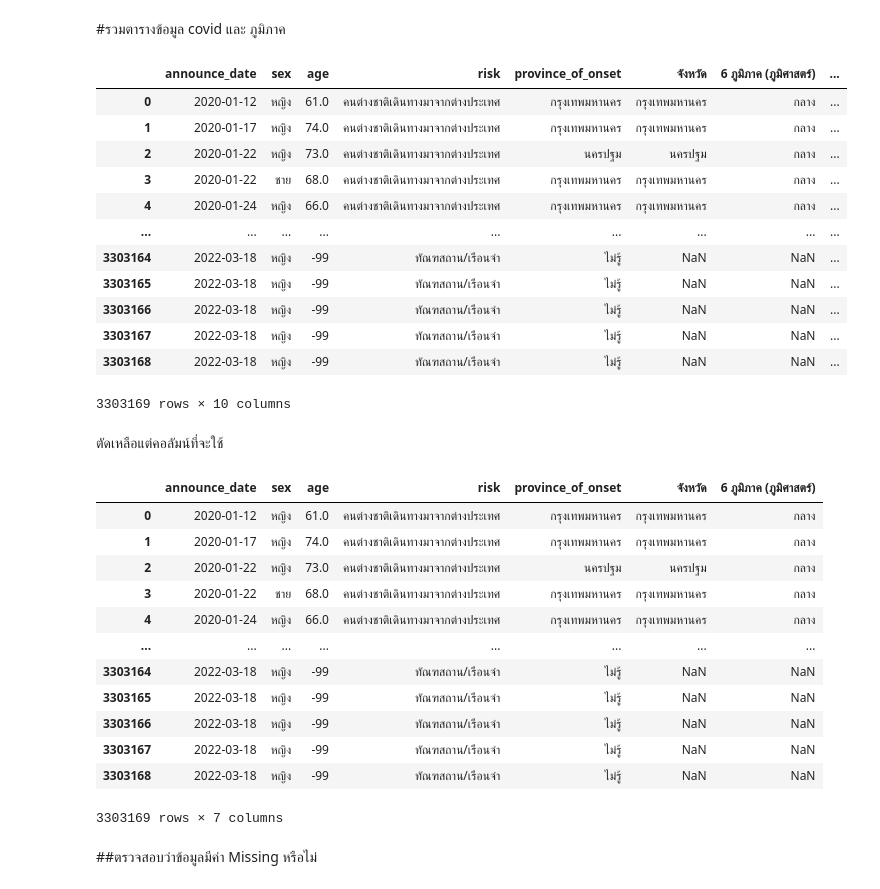
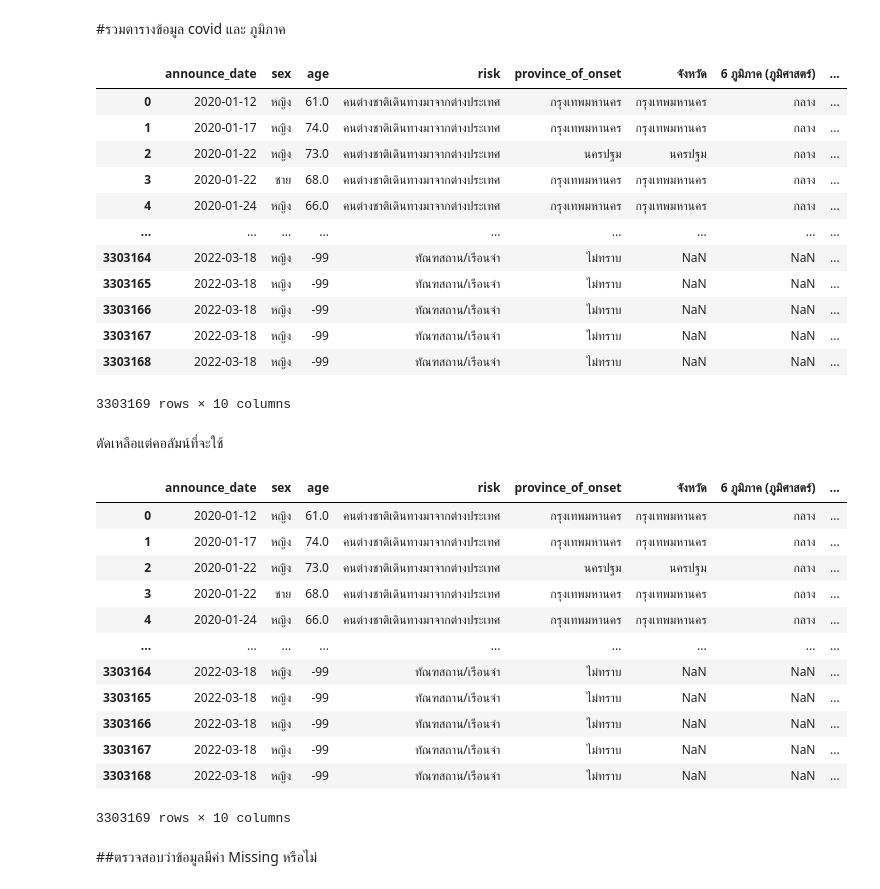
Before and after one commit to Gcpppinpak/data_viz_2022, a Jupyter notebook: Dashboard_project.ipynb, the cells around one changed output. Cells and saved outputs as stored; diff of their text form; code cells hidden in the pictures.

```diff
--- a/Dashboard_project.ipynb
+++ b/Dashboard_project.ipynb
@@ -235,7 +233,7 @@ dtype: bool
 
 โดยคำสั่ง fillna() ของตาราง data_covid
 # %%
-all_datacovid_updated = all_datacovid.fillna(value={'sex':'ไม่รู้', 'age':-99, 'risk':'ไม่รู้', 'province_of_onset':'ไม่รู้'}) #แทน missing ด้วยค่าที่เหมาะสม ในตาราง all_datacovid
+all_datacovid_updated = all_datacovid.fillna(value={'sex':'ไม่ทราบ', 'age':-99, 'risk':'ไม่ทราบ', 'province_of_onset':'ไม่ทราบ'}) #แทน missing ด้วยค่าที่เหมาะสม ในตาราง all_datacovid
 all_datacovid_updated #all_datacovid_updated
 # %% [output]
 |  | announce_date | sex | age | risk | province_of_onset |
@@ -332,31 +330,31 @@ combine_data  #แสดงตาราง
 | 3 | 2020-01-22 | ชาย | 68.0 | คนต่างชาติเดินทางมาจากต่างประเทศ | กรุงเทพมหานคร | กรุงเทพมหานคร | กลาง | ... |
 | 4 | 2020-01-24 | หญิง | 66.0 | คนต่างชาติเดินทางมาจากต่างประเทศ | กรุงเทพมหานคร | กรุงเทพมหานคร | กลาง | ... |
 | ... | ... | ... | ... | ... | ... | ... | ... | ... |
-| 3303164 | 2022-03-18 | หญิง | -99 | ทัณฑสถาน/เรือนจำ | ไม่รู้ | NaN | NaN | ... |
-| 3303165 | 2022-03-18 | หญิง | -99 | ทัณฑสถาน/เรือนจำ | ไม่รู้ | NaN | NaN | ... |
-| 3303166 | 2022-03-18 | หญิง | -99 | ทัณฑสถาน/เรือนจำ | ไม่รู้ | NaN | NaN | ... |
-| 3303167 | 2022-03-18 | หญิง | -99 | ทัณฑสถาน/เรือนจำ | ไม่รู้ | NaN | NaN | ... |
-| 3303168 | 2022-03-18 | หญิง | -99 | ทัณฑสถาน/เรือนจำ | ไม่รู้ | NaN | NaN | ... |
+| 3303164 | 2022-03-18 | หญิง | -99 | ทัณฑสถาน/เรือนจำ | ไม่ทราบ | NaN | NaN | ... |
+| 3303165 | 2022-03-18 | หญิง | -99 | ทัณฑสถาน/เรือนจำ | ไม่ทราบ | NaN | NaN | ... |
+| 3303166 | 2022-03-18 | หญิง | -99 | ทัณฑสถาน/เรือนจำ | ไม่ทราบ | NaN | NaN | ... |
+| 3303167 | 2022-03-18 | หญิง | -99 | ทัณฑสถาน/เรือนจำ | ไม่ทราบ | NaN | NaN | ... |
+| 3303168 | 2022-03-18 | หญิง | -99 | ทัณฑสถาน/เรือนจำ | ไม่ทราบ | NaN | NaN | ... |
 3303169 rows × 10 columns
 # %% [markdown]
 ตัดเหลือแต่คอลัมน์ที่จะใช้
 # %%
-project1 = combine_data[['announce_date','sex','age','risk','province_of_onset','จังหวัด','6 ภูมิภาค (ภูมิศาสตร์)']]
+project1 = combine_data[['announce_date','sex','age','risk','province_of_onset','จังหวัด','6 ภูมิภาค (ภูมิศาสตร์)','4 ภูมิภาค (การเมือง)','6 ภูมิภาค (อุตุนิยมวิทยา)','5 ภูมิภาค (การท่องเที่ยว)']]
 project1
 # %% [output]
-|  | announce_date | sex | age | risk | province_of_onset | จังหวัด | 6 ภูมิภาค (ภูมิศาสตร์) |
-| 0 | 2020-01-12 | หญิง | 61.0 | คนต่างชาติเดินทางมาจากต่างประเทศ | กรุงเทพมหานคร | กรุงเทพมหานคร | กลาง |
-| 1 | 2020-01-17 | หญิง | 74.0 | คนต่างชาติเดินทางมาจากต่างประเทศ | กรุงเทพมหานคร | กรุงเทพมหานคร | กลาง |
-| 2 | 2020-01-22 | หญิง | 73.0 | คนต่างชาติเดินทางมาจากต่างประเทศ | นครปฐม | นครปฐม | กลาง |
-| 3 | 2020-01-22 | ชาย | 68.0 | คนต่างชาติเดินทางมาจากต่างประเทศ | กรุงเทพมหานคร | กรุงเทพมหานคร | กลาง |
-| 4 | 2020-01-24 | หญิง | 66.0 | คนต่างชาติเดินทางมาจากต่างประเทศ | กรุงเทพมหานคร | กรุงเทพมหานคร | กลาง |
-| ... | ... | ... | ... | ... | ... | ... | ... |
-| 3303164 | 2022-03-18 | หญิง | -99 | ทัณฑสถาน/เรือนจำ | ไม่รู้ | NaN | NaN |
-| 3303165 | 2022-03-18 | หญิง | -99 | ทัณฑสถาน/เรือนจำ | ไม่รู้ | NaN | NaN |
-| 3303166 | 2022-03-18 | หญิง | -99 | ทัณฑสถาน/เรือนจำ | ไม่รู้ | NaN | NaN |
-| 3303167 | 2022-03-18 | หญิง | -99 | ทัณฑสถาน/เรือนจำ | ไม่รู้ | NaN | NaN |
-| 3303168 | 2022-03-18 | หญิง | -99 | ทัณฑสถาน/เรือนจำ | ไม่รู้ | NaN | NaN |
+|  | announce_date | sex | age | risk | province_of_onset | จังหวัด | 6 ภูมิภาค (ภูมิศาสตร์) | ... |
+| 0 | 2020-01-12 | หญิง | 61.0 | คนต่างชาติเดินทางมาจากต่างประเทศ | กรุงเทพมหานคร | กรุงเทพมหานคร | กลาง | ... |
+| 1 | 2020-01-17 | หญิง | 74.0 | คนต่างชาติเดินทางมาจากต่างประเทศ | กรุงเทพมหานคร | กรุงเทพมหานคร | กลาง | ... |
+| 2 | 2020-01-22 | หญิง | 73.0 | คนต่างชาติเดินทางมาจากต่างประเทศ | นครปฐม | นครปฐม | กลาง | ... |
+| 3 | 2020-01-22 | ชาย | 68.0 | คนต่างชาติเดินทางมาจากต่างประเทศ | กรุงเทพมหานคร | กรุงเทพมหานคร | กลาง | ... |
+| 4 | 2020-01-24 | หญิง | 66.0 | คนต่างชาติเดินทางมาจากต่างประเทศ | กรุงเทพมหานคร | กรุงเทพมหานคร | กลาง | ... |
+| ... | ... | ... | ... | ... | ... | ... | ... | ... |
+| 3303164 | 2022-03-18 | หญิง | -99 | ทัณฑสถาน/เรือนจำ | ไม่ทราบ | NaN | NaN | ... |
+| 3303165 | 2022-03-18 | หญิง | -99 | ทัณฑสถาน/เรือนจำ | ไม่ทราบ | NaN | NaN | ... |
+| 3303166 | 2022-03-18 | หญิง | -99 | ทัณฑสถาน/เรือนจำ | ไม่ทราบ | NaN | NaN | ... |
+| 3303167 | 2022-03-18 | หญิง | -99 | ทัณฑสถาน/เรือนจำ | ไม่ทราบ | NaN | NaN | ... |
+| 3303168 | 2022-03-18 | หญิง | -99 | ทัณฑสถาน/เรือนจำ | ไม่ทราบ | NaN | NaN | ... |
-3303169 rows × 7 columns
+3303169 rows × 10 columns
 # %% [markdown]
 ##ตรวจสอบว่าข้อมูลมีค่า Missing หรือไม่
 # %%
```
Also changed, not shown: parts of 23 cells of this notebook.
